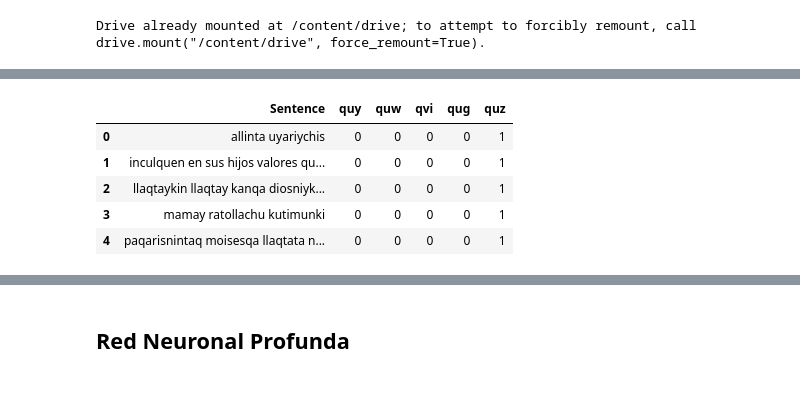
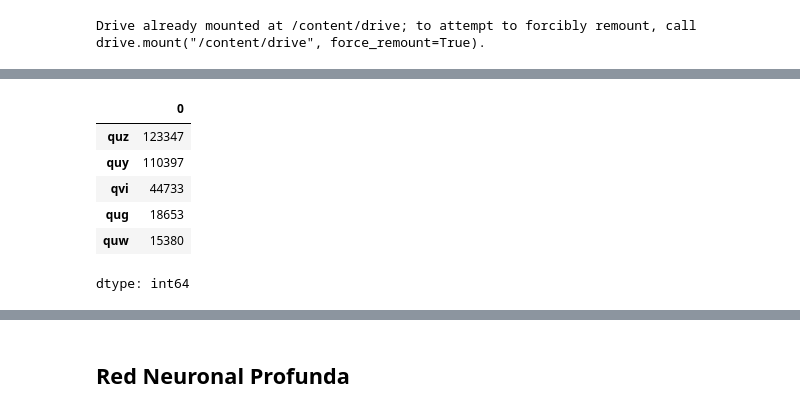
Before and after one commit to wChris7s/pfc2_nlp, a Jupyter notebook: pfc2_quechua_dialect_detection.ipynb, the cells around one changed output, grey strips where cells are left out. Drawn from its saved outputs; the diff is of its cells as text; code cells hidden in the pictures.

```diff
--- a/pfc2_quechua_dialect_detection.ipynb
+++ b/pfc2_quechua_dialect_detection.ipynb
@@ -120 +220,11 @@ plot_with_labels(other_counts, "Cantidad de oraciones por otras lenguas indígen
+# %%
+df[quechua_langs].sum()
+# %% [output]
+|  | 0 |
+| quz | 123347 |
+| quy | 110397 |
+| qvi | 44733 |
+| qug | 18653 |
+| quw | 15380 |
+dtype: int64
 # %%
@@ -131,9 +233,0 @@ df_quechua_labeled = pd.read_csv(f"{basePath}/quechua_labeled_corpus.csv")
-# %%
-df_quechua_labeled.head()
-# %% [output]
-|  | Sentence | quy | quw | qvi | qug | quz |
-| 0 | allinta uyariychis | 0 | 0 | 0 | 0 | 1 |
-| 1 | inculquen en sus hijos valores qu... | 0 | 0 | 0 | 0 | 1 |
-| 2 | llaqtaykin llaqtay kanqa diosniyk... | 0 | 0 | 0 | 0 | 1 |
-| 3 | mamay ratollachu kutimunki | 0 | 0 | 0 | 0 | 1 |
-| 4 | paqarisnintaq moisesqa llaqtata n... | 0 | 0 | 0 | 0 | 1 |
```
Also changed, not shown: parts of 55 cells of this notebook, 3 other files.
